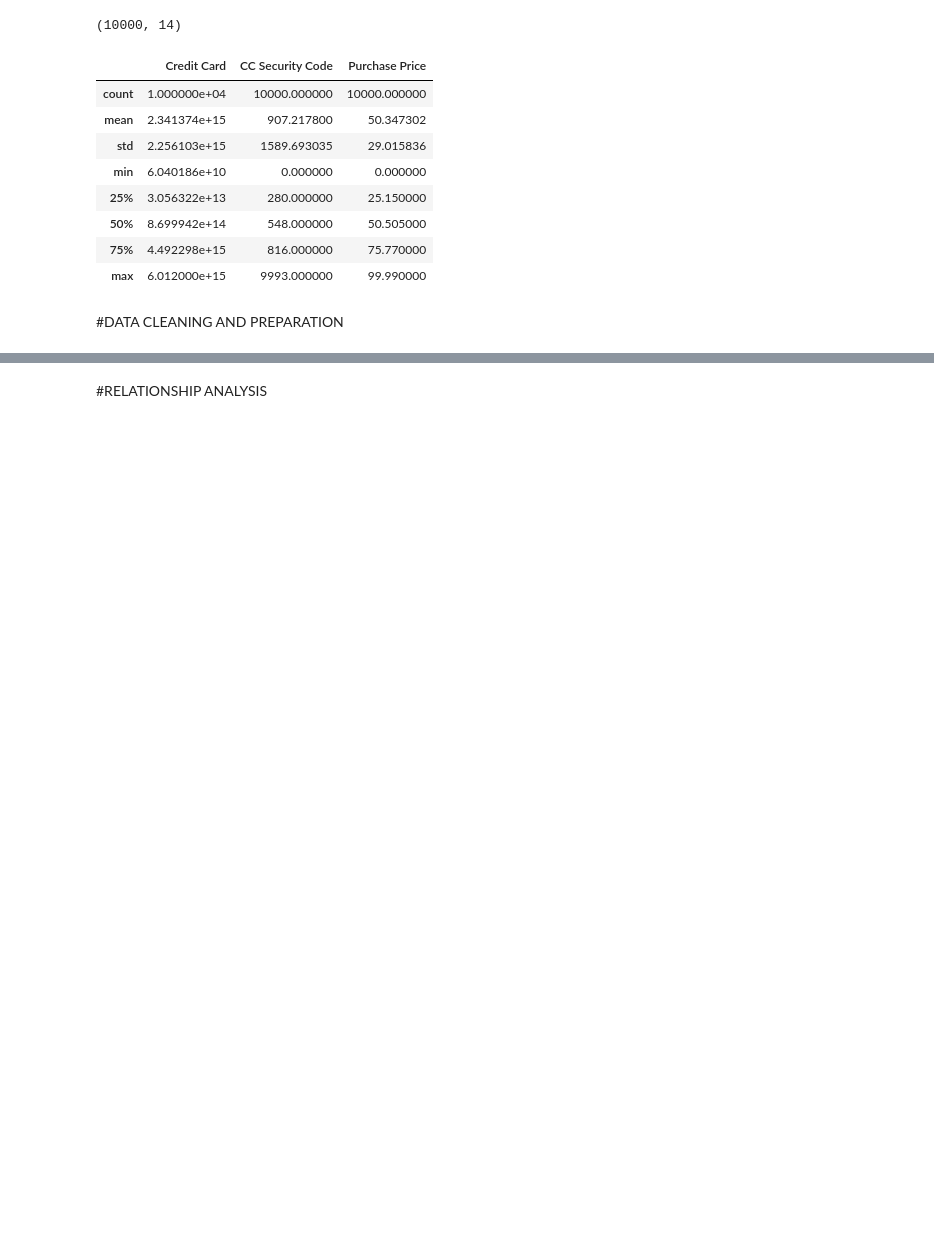
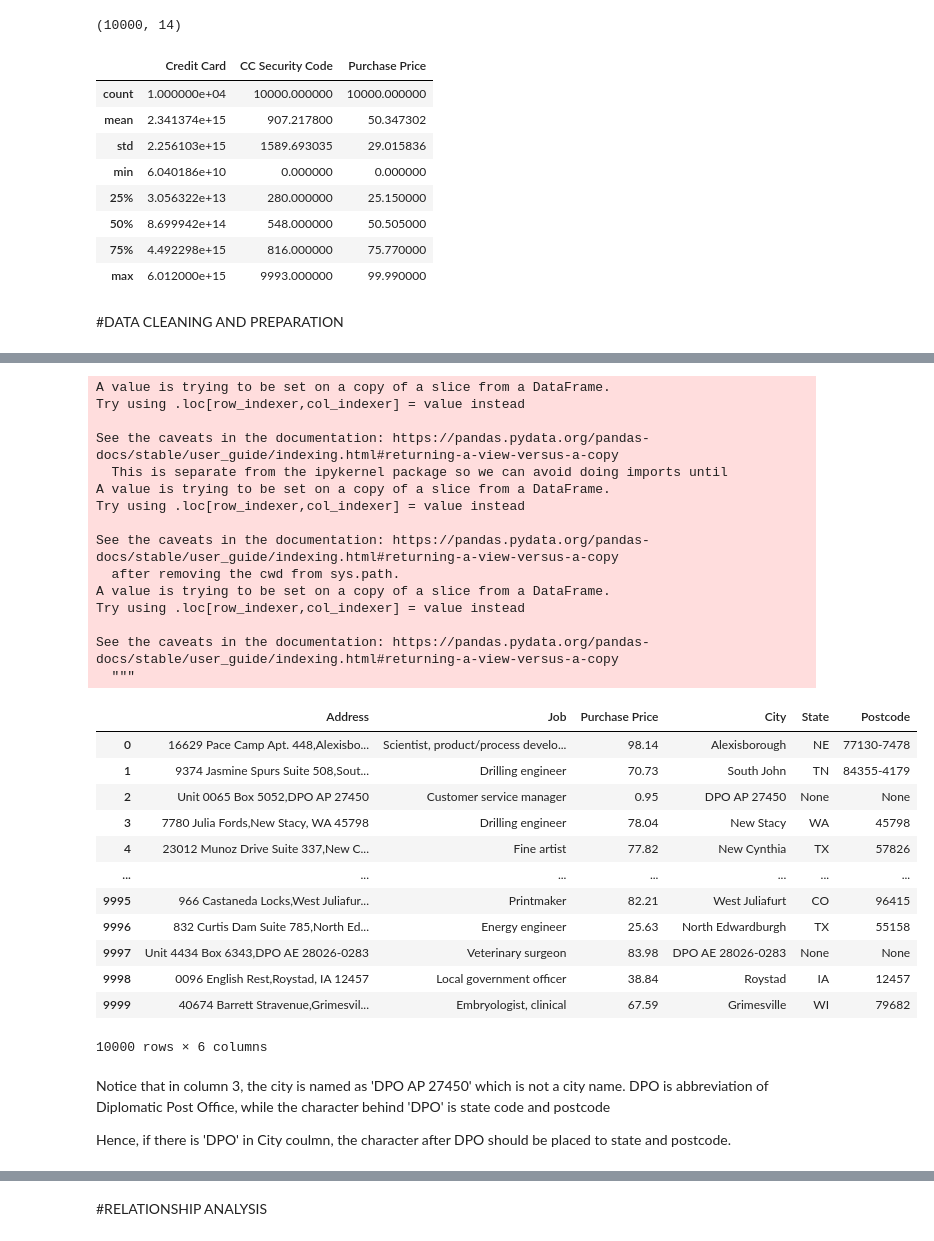
Before and after one commit to mmalik17/Sales-Analysis, a Jupyter notebook: Basic_ecommerce_purchase.ipynb, the cells around one changed output, grey strips where cells are left out. Cells and saved outputs as stored; diff of their text form; code cells hidden in the pictures; blank space fills up the shorter version.

```diff
--- a/Basic_ecommerce_purchase.ipynb
+++ b/Basic_ecommerce_purchase.ipynb
@@ -85,0 +64,3 @@ data.duplicated().sum()
+# %%
+selected_data = data[['Address','Job','Purchase Price']]
+selected_data
@@ -87,0 +128,3 @@ data.duplicated().sum()
+# %%
+selected_data['Address'] = selected_data['Address'].str.replace('\n', ',')
+selected_data[['Address']]
@@ -87,0 +150,41 @@ data.duplicated().sum()
+# %%
+#split address data to city and state
+region = selected_data['Address'].str.split(",", expand=True)
+selected_data['City'] = region[1]
+selected_data['State'] = region[2].str[1:3]
+selected_data['Postcode'] = region[2].str[4:]
+
+selected_data
+# %% [output]
+A value is trying to be set on a copy of a slice from a DataFrame.
+Try using .loc[row_indexer,col_indexer] = value instead
+
+See the caveats in the documentation: https://pandas.pydata.org/pandas-docs/stable/user_guide/indexing.html#returning-a-view-versus-a-copy
+  This is separate from the ipykernel package so we can avoid doing imports until
+A value is trying to be set on a copy of a slice from a DataFrame.
+Try using .loc[row_indexer,col_indexer] = value instead
+
+See the caveats in the documentation: https://pandas.pydata.org/pandas-docs/stable/user_guide/indexing.html#returning-a-view-versus-a-copy
+  after removing the cwd from sys.path.
+A value is trying to be set on a copy of a slice from a DataFrame.
+Try using .loc[row_indexer,col_indexer] = value instead
+
+See the caveats in the documentation: https://pandas.pydata.org/pandas-docs/stable/user_guide/indexing.html#returning-a-view-versus-a-copy
+  """
+|  | Address | Job | Purchase Price | City | State | Postcode |
+| 0 | 16629 Pace Camp Apt. 448,Alexisbo... | Scientist, product/process develo... | 98.14 | Alexisborough | NE | 77130-7478 |
+| 1 | 9374 Jasmine Spurs Suite 508,Sout... | Drilling engineer | 70.73 | South John | TN | 84355-4179 |
+| 2 | Unit 0065 Box 5052,DPO AP 27450 | Customer service manager | 0.95 | DPO AP 27450 | None | None |
+| 3 | 7780 Julia Fords,New Stacy, WA 45798 | Drilling engineer | 78.04 | New Stacy | WA | 45798 |
+| 4 | 23012 Munoz Drive Suite 337,New C... | Fine artist | 77.82 | New Cynthia | TX | 57826 |
+| ... | ... | ... | ... | ... | ... | ... |
+| 9995 | 966 Castaneda Locks,West Juliafur... | Printmaker | 82.21 | West Juliafurt | CO | 96415 |
+| 9996 | 832 Curtis Dam Suite 785,North Ed... | Energy engineer | 25.63 | North Edwardburgh | TX | 55158 |
+| 9997 | Unit 4434 Box 6343,DPO AE 28026-0283 | Veterinary surgeon | 83.98 | DPO AE 28026-0283 | None | None |
+| 9998 | 0096 English Rest,Roystad, IA 12457 | Local government officer | 38.84 | Roystad | IA | 12457 |
+| 9999 | 40674 Barrett Stravenue,Grimesvil... | Embryologist, clinical | 67.59 | Grimesville | WI | 79682 |
+10000 rows × 6 columns
+# %% [markdown]
+Notice that in column 3, the city is named as 'DPO AP 27450' which is not a city name. DPO is abbreviation of Diplomatic Post Office, while the character behind 'DPO' is state code and postcode
+
+Hence, if there is 'DPO' in City coulmn, the character after DPO should be placed to state and postcode.
```
Also changed, not shown: parts of 41 cells of this notebook.
